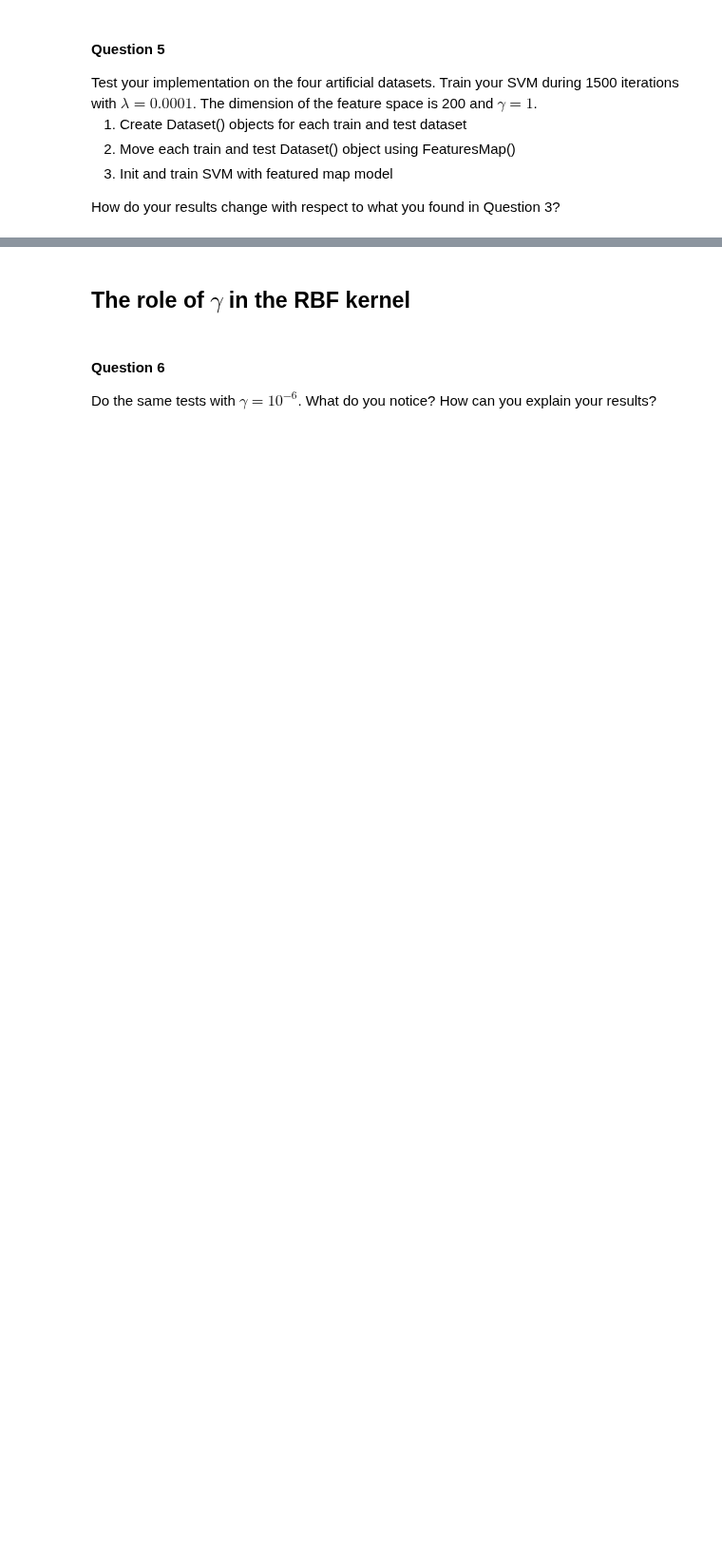
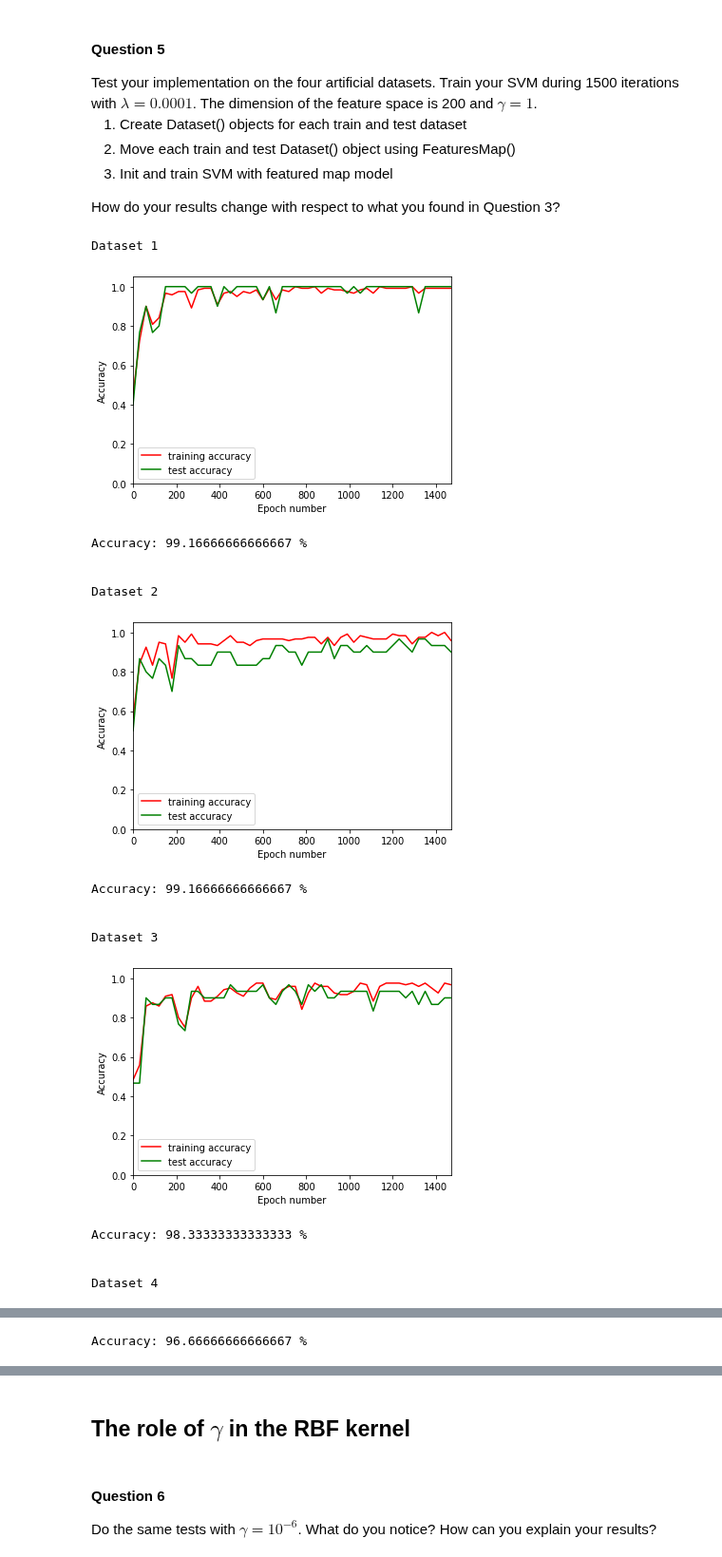
Before and after one commit to mspronesti/eurecom-machine-learning, a Jupyter notebook: labs/lab3/lab3_svm.ipynb, the cells around one changed output, grey strips where cells are left out. Shown at 95% size. Cells and saved outputs as stored; diff of their text form; code cells hidden in the pictures; blank space fills up the shorter version.

```diff
--- a/labs/lab3/lab3_svm.ipynb
+++ b/labs/lab3/lab3_svm.ipynb
@@ -309,29 +326,54 @@ Test your implementation on the four artificial datasets. Train your SVM during
 
 How do your results change with respect to what you found in Question 3?
 # %%
-n_iterations=1500
-lambda_w = 0.0001
-D=200
-gamma=1
+# to avoid duplicating the code, we preferred
+# turning the original code included in this notebook
+# into a helper function so that we can simply
+# specify the parameters
+def test_svm(gamma: int = 1,
+             lambda_w: float = 1e-4,
+             n_iterations: int = 1500,
+             D: int = 200) -> None:
+    for i in range(1,5):
+        print("\n\nDataset", i)
+        datafile = f"data/dataset{i}_train.txt"
+        train_data = Dataset(datafile)
+        test_datafile = f"data/dataset{i}_test.txt"
+        test_data = Dataset(test_datafile)
 
-for i in range(1,5):
-    print("\n\nDataset", i)
-    datafile = "data/dataset"+str(i)+"_train.txt"
-    train_data = Dataset(datafile)
-    test_datafile = "data/dataset"+str(i)+"_test.txt"
-    test_data = Dataset(test_datafile)
+        d = train_data.input_size
 
-    d=train_data.input_size
+        features_map = FeaturesMap(D, d, gamma)
+        new_train_data = features_map(train_data)
+        new_test_data = features_map(test_data)
 
-    features_map = FeaturesMap(D, d, gamma)
-    new_train_data = features_map(train_data)
-    new_test_data = features_map(test_data)
+        # fit and train your SVM model using new_train_data and  new_test_data
+        # then use make_plot() of your SVM object
+        # then use print_accuracy() of your SVM object
 
-    # fit and train your SVM model using new_train_data and  new_test_data
-    # then use make_plot() of your SVM object
-    # then use print_accuracy() of your SVM object
+        ############# YOUR CODE #############
+        svm_ = SVM(new_train_data,new_test_data)
+        svm_.train(n_iterations, lambda_w)
+        svm_.make_plot()
+        svm_.print_accuracy()
+        ########## END YOUR CODE ############
 
-    ############# YOUR CODE #############
-
-
-    ########## END YOUR CODE ############
+gamma = 1
+test_svm(gamma)
+# %% [output]
+Dataset 1
+[figure, added]
+Accuracy: 99.16666666666667 %
+
+
+Dataset 2
+[figure, added]
+Accuracy: 99.16666666666667 %
+
+
+Dataset 3
+[figure, added]
+Accuracy: 98.33333333333333 %
+
+
+Dataset 4
@@ -337,0 +381 @@ for i in range(1,5):
+Accuracy: 96.66666666666667 %
```
Also changed, not shown: parts of 11 cells of this notebook.
